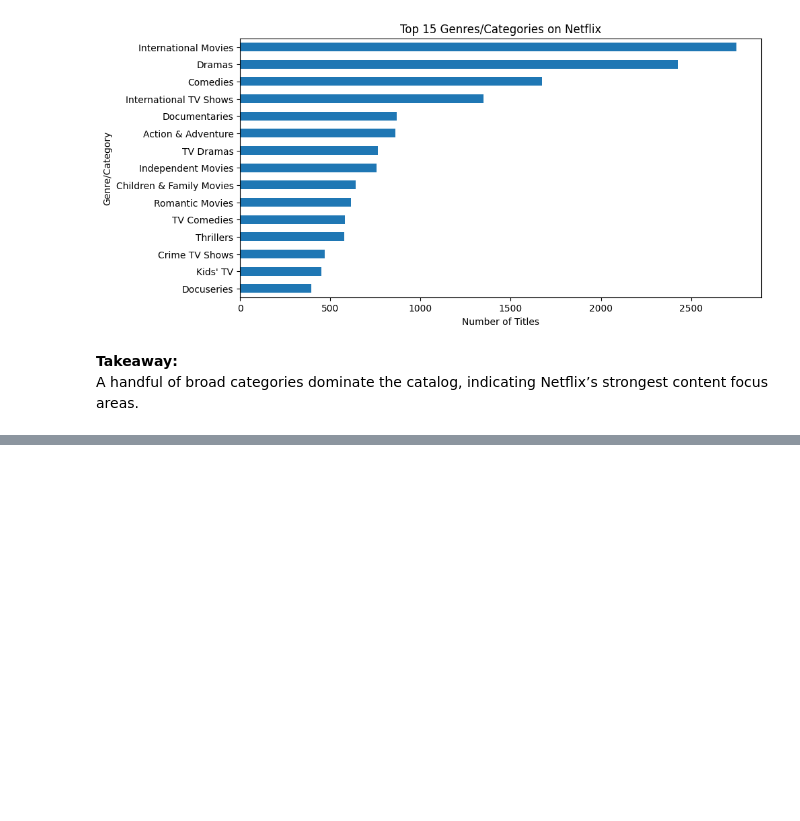
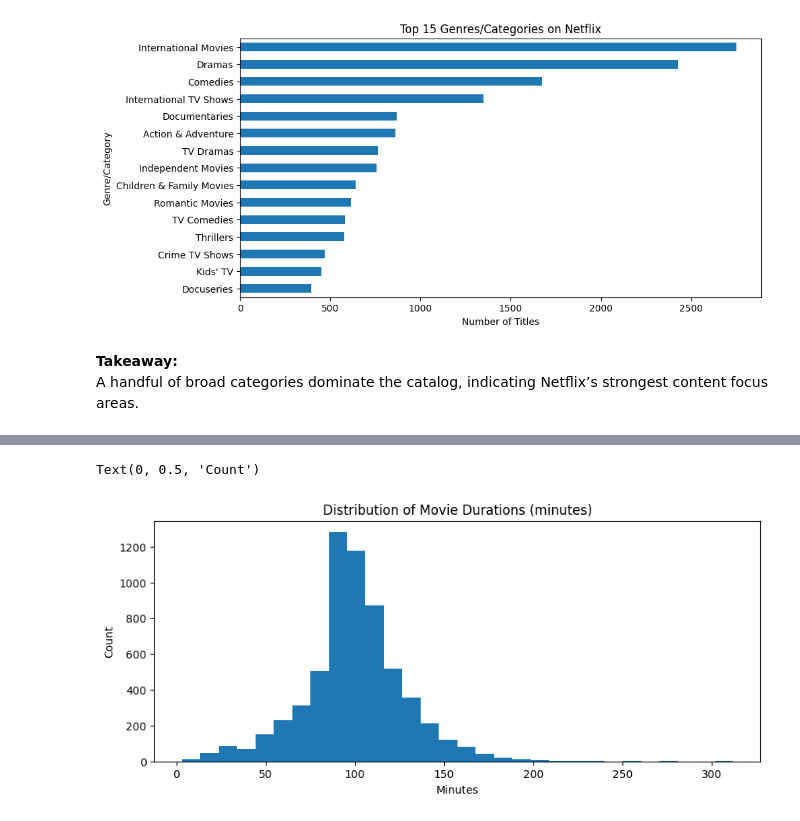
Before and after one commit to mohamadhaidar12482-ship-it/pandas-eda-case-study, a Jupyter notebook: notebooks/01_eda_netflix.ipynb, the cells around one changed output, grey strips where cells are left out. Drawn from its saved outputs; the diff is of its cells as text; code cells hidden in the pictures; blank space fills up the shorter version.

Commit message:
Add insight: duration distribution for movies and TV shows

```diff
--- a/notebooks/01_eda_netflix.ipynb
+++ b/notebooks/01_eda_netflix.ipynb
@@ -392,3 +392,10 @@ Text(0, 0.5, 'Genre/Category')
 # %% [markdown]
 **Takeaway:**
 A handful of broad categories dominate the catalog, indicating Netflix’s strongest content focus areas.
+# %%
+movies_minutes = df.loc[
+    (df["type"] == "Movie") & (df["duration_unit"] == "min"),
+    "duration_value"
+].dropna()
+
+movies_minutes.describe()
@@ -394,0 +412,8 @@ A handful of broad categories dominate the catalog, indicating Netflix’s stron
+# %%
+ax = movies_minutes.plot(kind="hist", bins=30, figsize=(10, 4))
+ax.set_title("Distribution of Movie Durations (minutes)")
+ax.set_xlabel("Minutes")
+ax.set_ylabel("Count")
+# %% [output]
+Text(0, 0.5, 'Count')
+[figure, added]
```
Also changed, not shown: parts of 3 cells of this notebook.
